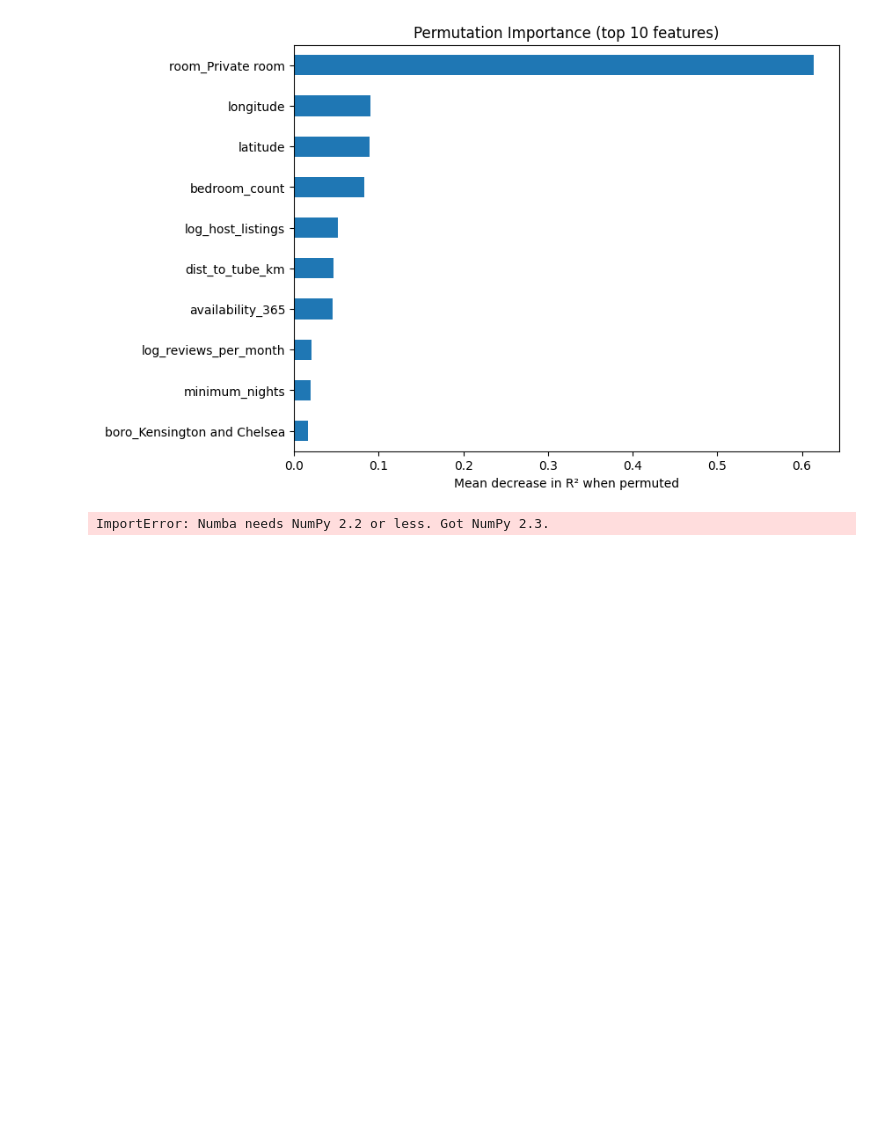
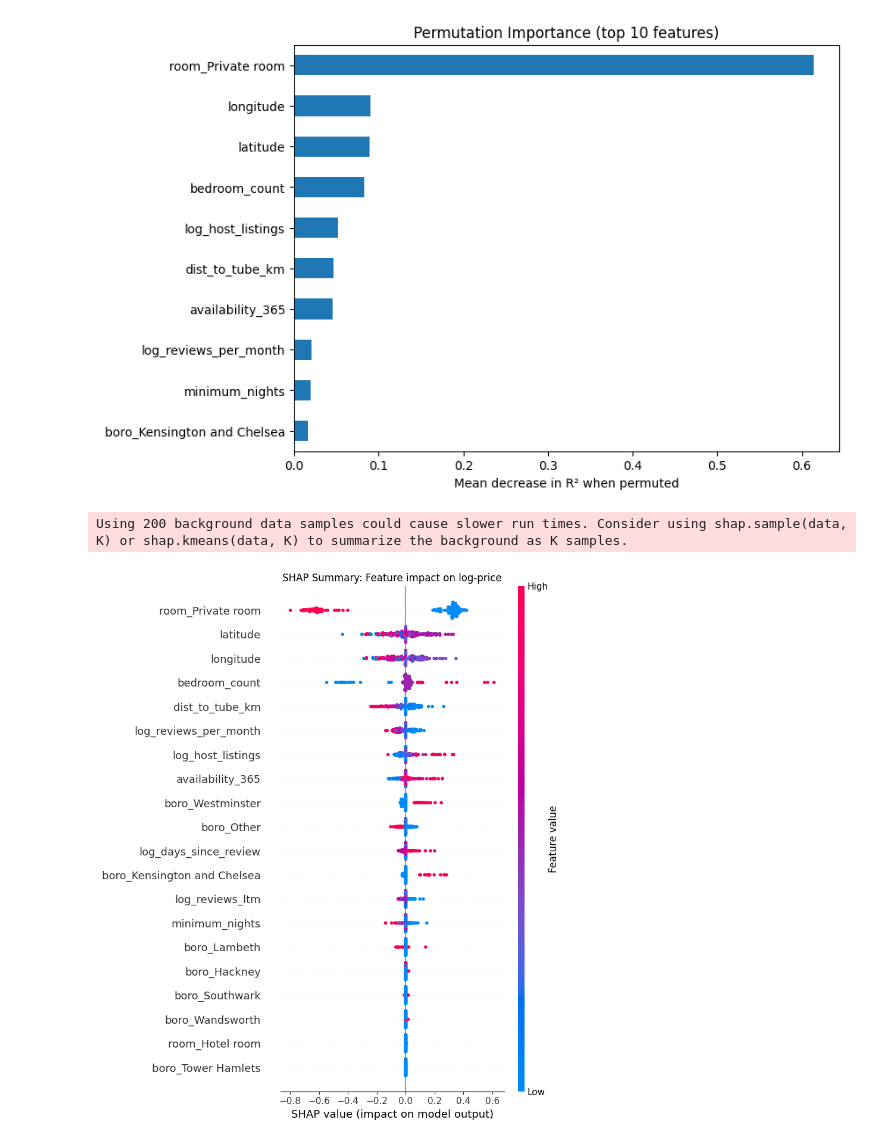
Before and after one commit to KaChaiLeung/airbnb-pricing-analysis, a Jupyter notebook: 05_feature_engineering.ipynb, the cells around one changed output. Cells and saved outputs as stored; diff of their text form; code cells hidden in the pictures; blank space fills up the shorter version.

```diff
--- a/05_feature_engineering.ipynb
+++ b/05_feature_engineering.ipynb
@@ -286,5 +286,31 @@ plt.show()
 [figure]
 # %%
 import shap
+
+bg = shap.sample(X_train, 200, random_state=RAND_SEED)
+
+explainer = shap.KernelExplainer(
+    model=stack.predict,
+    data=bg,
+    link="identity"
+)
 # %% [output]
-ImportError: Numba needs NumPy 2.2 or less. Got NumPy 2.3.
+Using 200 background data samples could cause slower run times. Consider using shap.sample(data, K) or shap.kmeans(data, K) to summarize the background as K samples.
+# %%
+X_shap = shap.sample(X_test, 200, random_state=RAND_SEED)
+# %%
+shap_values = explainer.shap_values(X_shap, nsamples="auto")
+# %%
+plt.figure(figsize=(10, 6))
+shap.summary_plot(
+    shap_values,
+    X_shap,
+    plot_type="dot",
+    show=False
+)
+
+plt.title("SHAP Summary: Feature impact on log-price")
+plt.tight_layout()
+plt.show()
+# %% [output]
+[figure, added]
```
Also changed, not shown: parts of 21 cells of this notebook, 1 other file.
